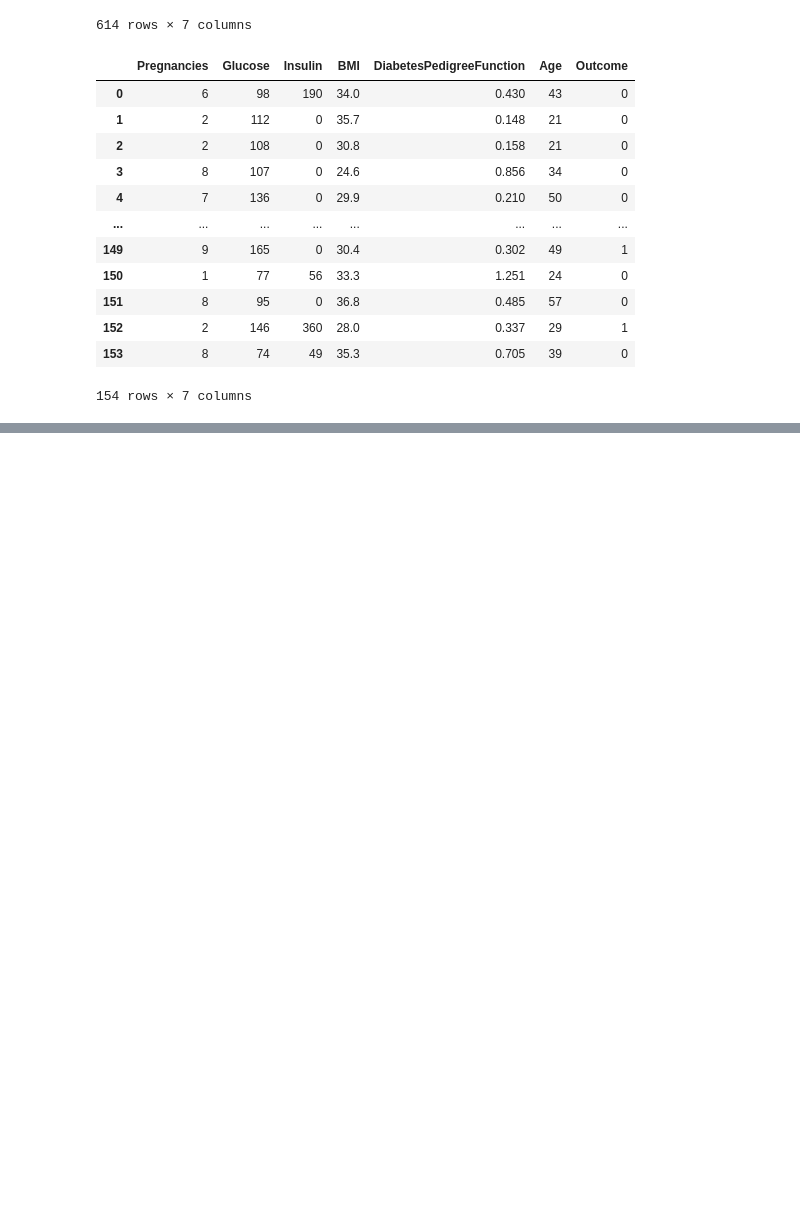
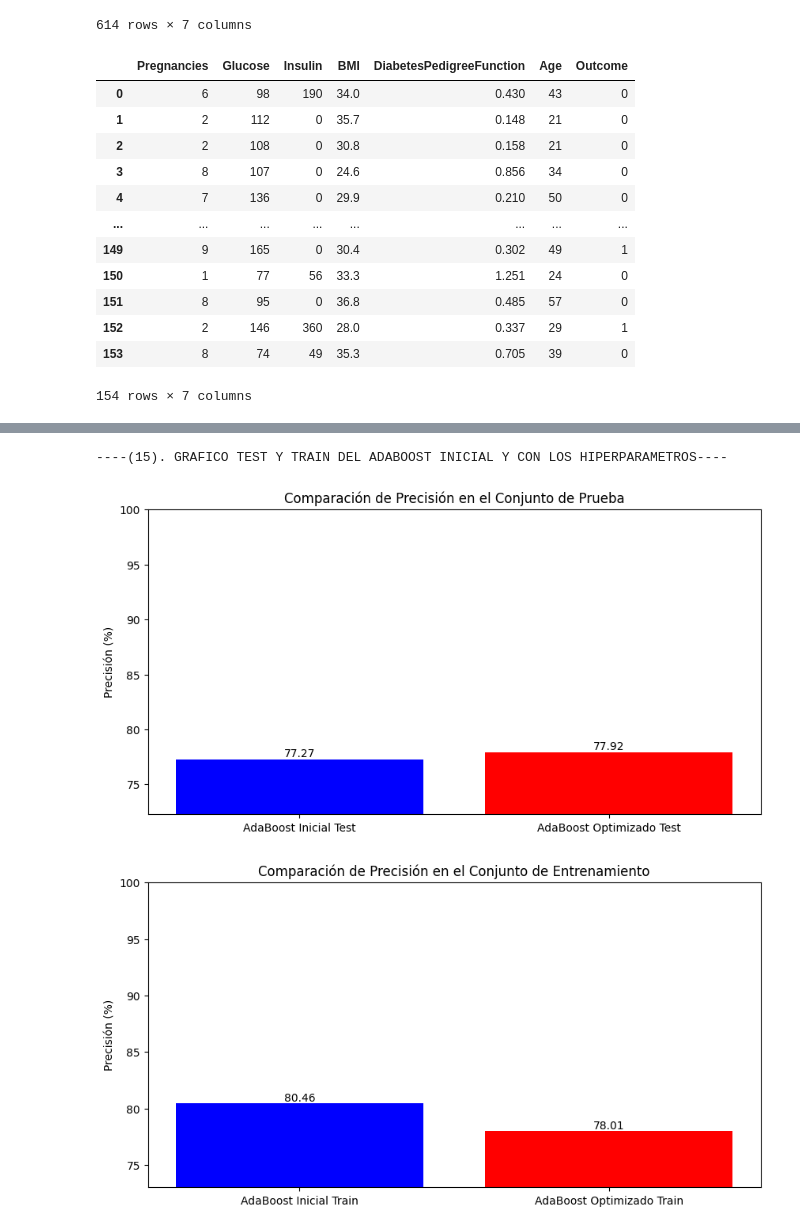
Before and after one commit to Jorge3127/Proyecto-Boosting-Jorge3127, a Jupyter notebook: src/explore.ipynb, the cells around one changed output, grey strips where cells are left out. Cells and saved outputs as stored; diff of their text form; code cells hidden in the pictures; blank space fills up the shorter version.

```diff
--- a/src/explore.ipynb
+++ b/src/explore.ipynb
@@ -163,0 +286,46 @@ Accuracy Train:  1.0
+# %%
+print("----(15). GRAFICO TEST Y TRAIN DEL ADABOOST INICIAL Y CON LOS HIPERPARAMETROS----\n")
+
+# Precisión de AdaBoost Inicial
+ada_accuracy_test_initial = ada_accuracy_test
+ada_accuracy_train_initial = ada_accuracy_train
+
+# Precisión de AdaBoost Optimizado
+ada_accuracy_test_optimized = accuracy_ada_test
+ada_accuracy_train_optimized = accuracy_ada_train
+
+# Crear la gráfica de precisión en el conjunto de prueba
+plt.figure(figsize=(10, 5))
+bars_test = plt.bar(['AdaBoost Inicial Test', 'AdaBoost Optimizado Test'],
+                    [ada_accuracy_test_initial, ada_accuracy_test_optimized],
+                    color=['blue', 'red'])
+plt.ylabel('Precisión (%)')
+plt.title('Comparación de Precisión en el Conjunto de Prueba')
+plt.ylim([min(ada_accuracy_test_initial, ada_accuracy_test_optimized) - 5, 100])
+
+# Añadir etiquetas de precisión sobre las barras
+for bar in bars_test:
+    yval = bar.get_height()
+    plt.text(bar.get_x() + bar.get_width()/2.0, yval, round(yval, 2), ha='center', va='bottom')
+
+plt.show()
+
+# Crear la gráfica de precisión en el conjunto de entrenamiento
+plt.figure(figsize=(10, 5))
+bars_train = plt.bar(['AdaBoost Inicial Train', 'AdaBoost Optimizado Train'],
+                     [ada_accuracy_train_initial, ada_accuracy_train_optimized],
+                     color=['blue', 'red'])
+plt.ylabel('Precisión (%)')
+plt.title('Comparación de Precisión en el Conjunto de Entrenamiento')
+plt.ylim([min(ada_accuracy_train_initial, ada_accuracy_train_optimized) - 5, 100])
+
+# Añadir etiquetas de precisión sobre las barras
+for bar in bars_train:
+    yval = bar.get_height()
+    plt.text(bar.get_x() + bar.get_width()/2.0, yval, round(yval, 2), ha='center', va='bottom')
+
+plt.show()
+# %% [output]
+----(15). GRAFICO TEST Y TRAIN DEL ADABOOST INICIAL Y CON LOS HIPERPARAMETROS----
+[figure, added]
+[figure, added]
```
Also changed, not shown: parts of 10 cells of this notebook, 2 other files.
